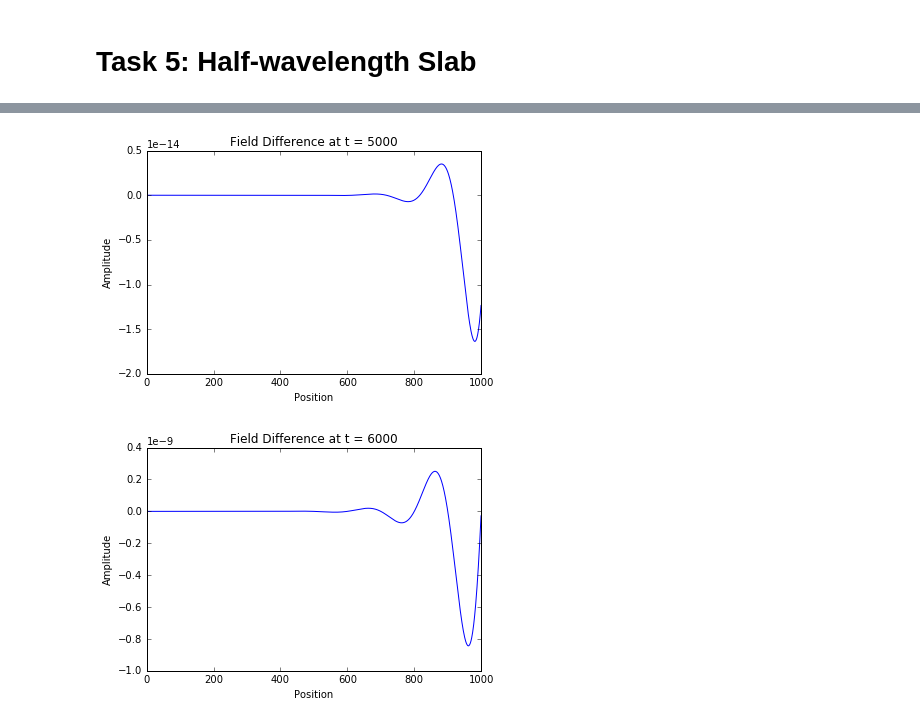
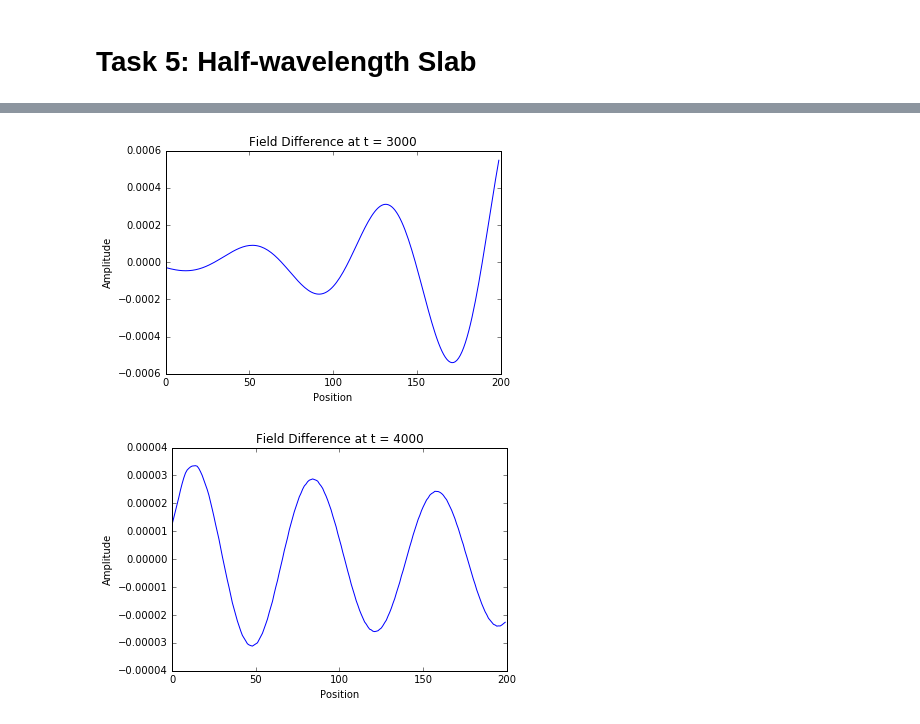
Before and after one commit to fazdal/fdtd-fdfd, a Jupyter notebook: fdtd/task5.ipynb, the cells around one changed output, grey strips where cells are left out. Cells and saved outputs as stored; diff of their text form; code cells hidden in the pictures.

```diff
--- a/fdtd/task5.ipynb
+++ b/fdtd/task5.ipynb
@@ -27,10 +27,10 @@ show_efield_only = 0
 show_left_only = 1
 # In[133]:
 
-nx = 2000
-imp0 = 337.0
+nx = 400
+imp0 = 377.0
 
-wavelength = int(nx/10)
+wavelength = int(nx/5)
 factor = 2
 epshost = 1.5
 epsmat = 2
@@ -42,13 +42,13 @@ scale = nhost/nmat
 thickness = wavelength/factor
 
 #rescale thickness and nmat
-nmat = ((thickness*nhost)/int(scale*thickness))
-thickness = int(scale*wavelength/factor)
+nmat = (thickness*nhost)/int(thickness*scale)
+thickness = int(thickness*scale)
 
 epsmat = nmat**2
 eps = np.zeros(nx)
 eps[:] = epshost
-eps[int(nx/2):int(nx/2+thickness)] = epsmat
+eps[int(nx/2):int(nx/2)+thickness] = epsmat
 
 #need to show a version of the efield without the material
 #everything that starts with "ref" is used for the reference
@@ -72,12 +72,6 @@ x = np.arange(0,nx-1,1)
 refez = np.zeros(nx)
 refhy = np.zeros(nx)
 
-#emaxleft = np.zeros(nt)
-#emaxright = np.zeros(nt)
-#hmaxleft = np.zeros(nt)
-#hmaxright = np.zeros(nt)
-
-
 # In[136]:
 
 lc = 1/np.sqrt(eps[0])
@@ -88,13 +82,13 @@ rc = 1/np.sqrt(eps[-1])
 ra = (rc-1)/(rc+1)
 rb = 2/(rc + 1)
 
-reflc = 1/np.sqrt(eps[0])
-refla = (lc-1)/(lc+1)
-reflb = 2/(lc + 1)
+reflc = 1/np.sqrt(refeps[0])
+refla = (reflc-1)/(reflc+1)
+reflb = 2/(reflc + 1)
 
-refrc = 1/np.sqrt(eps[-1])
-refra = (rc-1)/(rc+1)
-refrb = 2/(rc + 1)
+refrc = 1/np.sqrt(refeps[-1])
+refra = (refrc-1)/(refrc+1)
+refrb = 2/(refrc + 1)
 
 
 # In[137]:
@@ -138,11 +132,11 @@ for dt in range(0,nt):
     hy[x] = hy[x] + (ez[x+1] - ez[x])/imp0
 
     #abc at left
-    hwnp11 = hy[1]
-    hwnp10 = -hwnm11 + la*(hwnp11 + hwnm10) + lb*(hwn0 + hwn1)
-    hy[0] = hwnp10
-    hwnm11, hwnm10 = hwn1, hwn0
-    hwn1, hwn0  = hwnp11, hwnp10
+#    hwnp11 = hy[1]
+#    hwnp10 = -hwnm11 + la*(hwnp11 + hwnm10) + lb*(hwn0 + hwn1)
+#    hy[0] = hwnp10
+#    hwnm11, hwnm10 = hwn1, hwn0
+#    hwn1, hwn0  = hwnp11, hwnp10
 
     #abc at right
     hwnp1im1 = hy[-2]
@@ -160,7 +154,7 @@ for dt in range(0,nt):
         amp = 1
     else:
         amp = m.exp(-((dt-srcdel)*(dt-srcdel))/(srcwid*srcwid))
-    ez[srcori] += amp/np.sqrt(epshost)*np.sin(2*np.pi*dt*lc/wavelength)
+    ez[srcori] += amp/np.sqrt(epshost)*np.sin(2*np.pi*dt*reflc/wavelength)
 
     #abc at left
     ewnp11 = ez[1]
@@ -170,11 +164,11 @@ for dt in range(0,nt):
     ewn1, ewn0  = ewnp11, ewnp10
 
     #abc at right
-    ewnp1im1 = ez[-2]
-    ewnp1i = - ewnm1im1 + ra*(ewnp1im1 + ewnm1i) + rb*(ewnp1i + ewnim1)
-    ez[-1] = ewnp1i
-    ewnm1i, ewnm1im1 = ewni, ewnim1
-    ewni, ewnim1  = ewnp1i, ewnp1im1
+#    ewnp1im1 = ez[-2]
+#    ewnp1i = - ewnm1im1 + ra*(ewnp1im1 + ewnm1i) + rb*(ewnp1i + ewnim1)
+#    ez[-1] = ewnp1i
+#    ewnm1i, ewnm1im1 = ewni, ewnim1
+#    ewni, ewnim1  = ewnp1i, ewnp1im1
 
     ######################
     #Reference
@@ -186,11 +180,11 @@ for dt in range(0,nt):
     refhy[x] = refhy[x] + (refez[x+1] - refez[x])/imp0
 
     #abc at left
-    refhwnp11 = refhy[1]
-    refhwnp10 = -refhwnm11 + refla*(refhwnp11 + refhwnm10) + reflb*(refhwn0 + refhwn1)
-    refhy[0] = refhwnp10
-    refhwnm11, refhwnm10 = refhwn1, refhwn0
-    refhwn1, refhwn0  = refhwnp11, refhwnp10
+#    refhwnp11 = refhy[1]
+#    refhwnp10 = -refhwnm11 + refla*(refhwnp11 + refhwnm10) + reflb*(refhwn0 + refhwn1)
+#    refhy[0] = refhwnp10
+#    refhwnm11, refhwnm10 = refhwn1, refhwn0
+#    refhwn1, refhwn0  = refhwnp11, refhwnp10
 
     #abc at right
     refhwnp1im1 = refhy[-2]
@@ -208,7 +202,7 @@ for dt in range(0,nt):
         amp = 1
     else:
         amp = m.exp(-((dt-srcdel)*(dt-srcdel))/(srcwid*srcwid))
-    refez[srcori] += amp/np.sqrt(epshost)*np.sin(2*np.pi*dt*lc/wavelength)
+    refez[srcori] += amp/np.sqrt(epshost)*np.sin(2*np.pi*dt*reflc/wavelength)
 
     #abc at left
     refewnp11 = refez[1]
@@ -218,14 +212,14 @@ for dt in range(0,nt):
     refewn1, refewn0  = refewnp11, refewnp10
 
     #abc at right
-    refewnp1im1 = refez[-2]
-    refewnp1i = - refewnm1im1 + refra*(refewnp1im1 + refewnm1i) + refrb*(refewnp1i + refewnim1)
-    refez[-1] = refewnp1i
-    refewnm1i, refewnm1im1 = refewni, refewnim1
-    refewni, refewnim1  = refewnp1i, refewnp1im1
+#    refewnp1im1 = refez[-2]
+#    refewnp1i = - refewnm1im1 + refra*(refewnp1im1 + refewnm1i) + refrb*(refewnp1i + refewnim1)
+#    refez[-1] = refewnp1i
+#    refewnm1i, refewnm1im1 = refewni, refewnim1
+#    refewni, refewnim1  = refewnp1i, refewnp1im1
 
     plt.hold(True)
-    if (dt % 1000 == 0 and dt > 1000):
+    if (dt % 1000 == 0):
 #    if (dt == srcdel+srcwid+(0.75*nx)):
         fignum = fignum + 1
         plt.figure(fignum)
@@ -257,2 +251,2 @@ for dt in range(0,nt):
-[figure, old version]
+[figure, new version]
-[figure, old version]
+[figure, new version]
```
Also changed, not shown: parts of 1 cell of this notebook, 3 other files.
